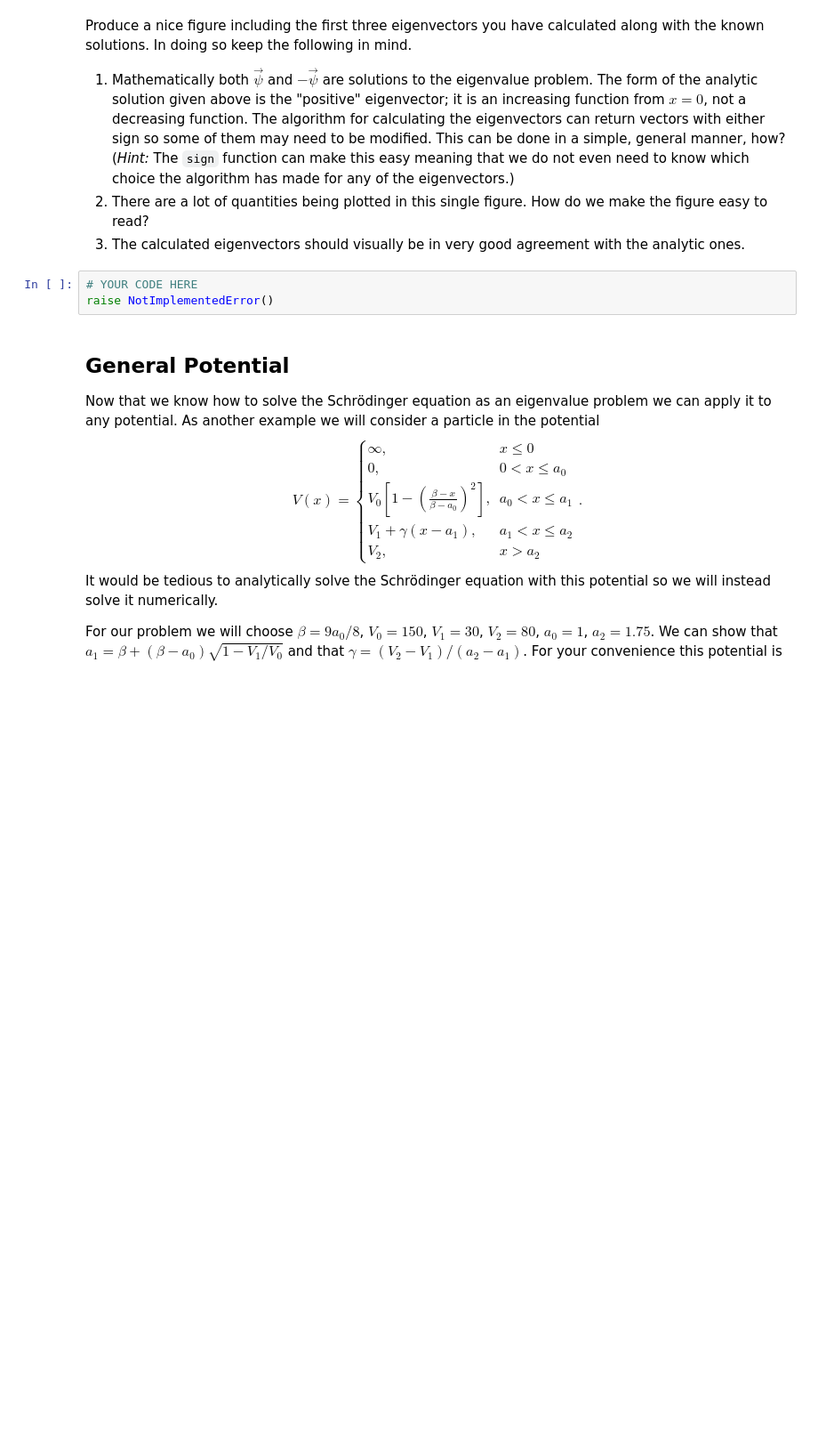
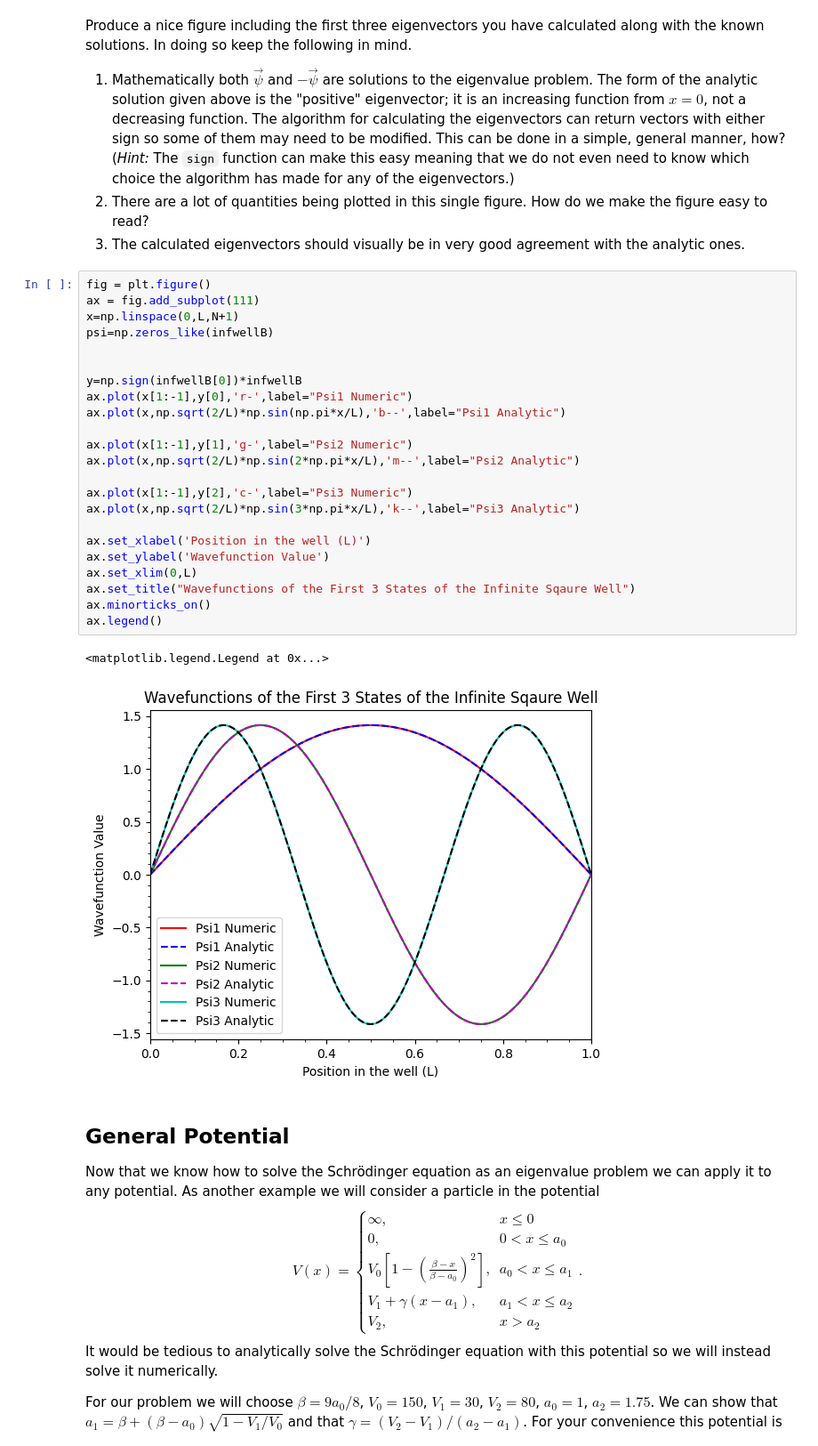
Before and after one commit to kh-bh/Physics_coursework, a Jupyter notebook: PHYS_250/Labs/Lab08.ipynb, the cells around one changed output. Shown at 89% size. Cells and saved outputs as stored; diff of their text form; blank space fills up the shorter version.

```diff
--- a/PHYS_250/Labs/Lab08.ipynb
+++ b/PHYS_250/Labs/Lab08.ipynb
@@ -65,9 +117,32 @@ Produce a nice figure including the first three eigenvectors you have calculated
 1. Mathematically both $\vec\psi$ and $-\vec\psi$ are solutions to the eigenvalue problem. The form of the analytic solution given above is the "positive" eigenvector; it is an increasing function from $x=0$, not a decreasing function. The algorithm for calculating the eigenvectors can return vectors with either sign so some of them may need to be modified. This can be done in a simple, general manner, how? (*Hint:* The `sign` function can make this easy meaning that we do not even need to know which choice the algorithm has made for any of the eigenvectors.)
 2. There are a lot of quantities being plotted in this single figure. How do we make the figure easy to read?
 3. The calculated eigenvectors should visually be in very good agreement with the analytic ones.
-# %%
-# YOUR CODE HERE
-raise NotImplementedError()
+# %%
+fig = plt.figure()
+ax = fig.add_subplot(111)
+x=np.linspace(0,L,N+1)
+psi=np.zeros_like(infwellB)
+
+
+y=np.sign(infwellB[0])*infwellB
+ax.plot(x[1:-1],y[0],'r-',label="Psi1 Numeric")
+ax.plot(x,np.sqrt(2/L)*np.sin(np.pi*x/L),'b--',label="Psi1 Analytic")
+
+ax.plot(x[1:-1],y[1],'g-',label="Psi2 Numeric")
+ax.plot(x,np.sqrt(2/L)*np.sin(2*np.pi*x/L),'m--',label="Psi2 Analytic")
+
+ax.plot(x[1:-1],y[2],'c-',label="Psi3 Numeric")
+ax.plot(x,np.sqrt(2/L)*np.sin(3*np.pi*x/L),'k--',label="Psi3 Analytic")
+
+ax.set_xlabel('Position in the well (L)')
+ax.set_ylabel('Wavefunction Value')
+ax.set_xlim(0,L)
+ax.set_title("Wavefunctions of the First 3 States of the Infinite Sqaure Well")
+ax.minorticks_on()
+ax.legend()
+# %% [output]
+<matplotlib.legend.Legend at 0x...>
+[figure, added]
 # %% [markdown]
 ## General Potential
 
```
Also changed, not shown: parts of 21 cells of this notebook, 1 other file.
